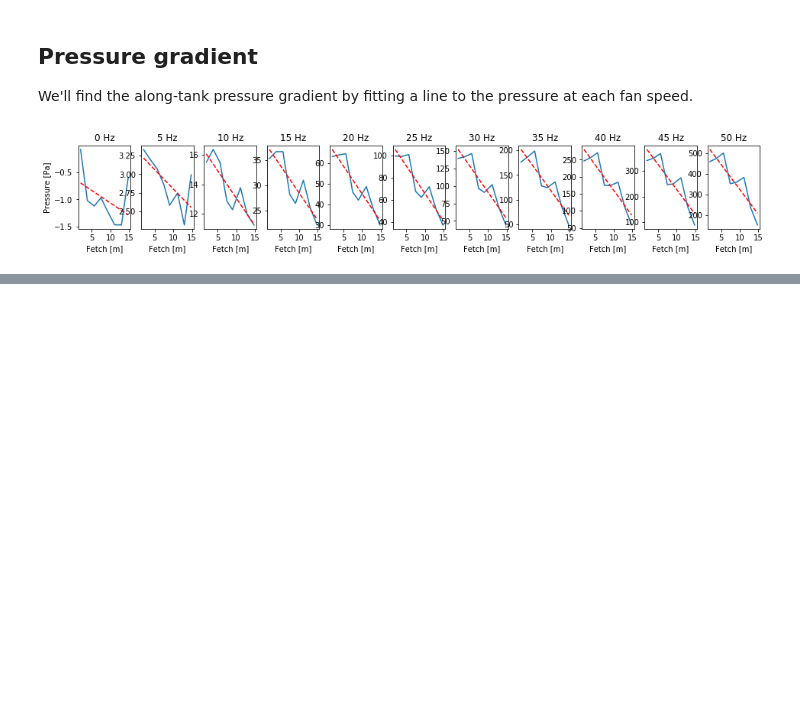
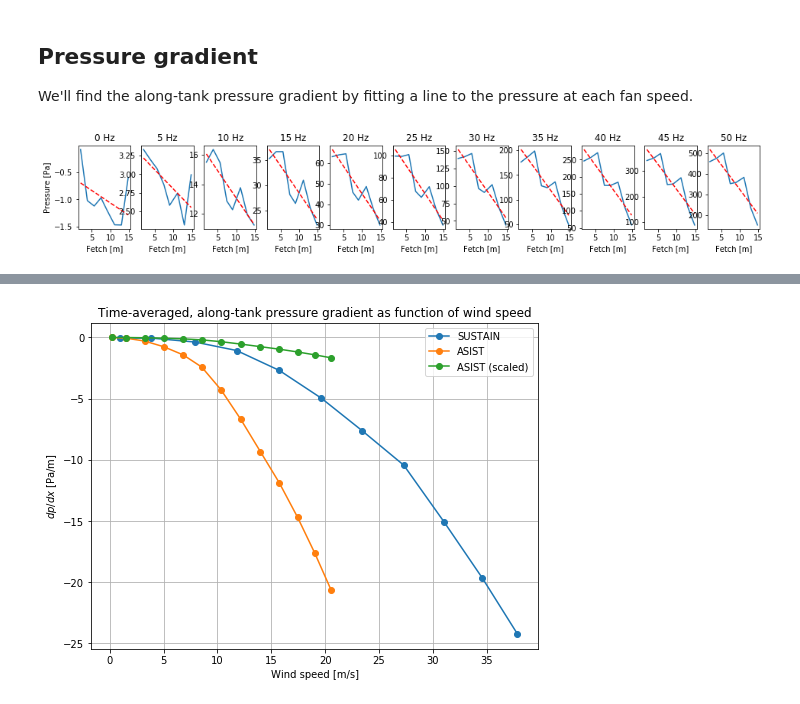
Before and after one commit to sustain-lab/sustain-drag-2020, a Jupyter notebook: static_pressure_ceiling.ipynb, the cells around one changed output, grey strips where cells are left out. Cells and saved outputs as stored; diff of their text form; code cells hidden in the pictures; blank space fills up the shorter version.

```diff
--- a/scanivalve_pressure.ipynb
+++ b/static_pressure_ceiling.ipynb
@@ -163,0 +197,14 @@ plt.grid()
+# %%
+def get_stress_from_irgason(irgason_files, start_time, fan):
+    """Returns mean wind speed and stress directly from IRGASON TOA5 files."""
+    time, irg1, irg2 = read_irgason_from_toa5(irgason_files)
+
+    t0 = [start_time + timedelta(seconds=n * run_seconds + 60)
+        for n in range(len(fan))]
+    t1 = [start_time + timedelta(seconds=(n + 1) * run_seconds)
+        for n in range(len(fan))]
+
+    U1, Ustd1, Wstd1, uw1 = eddy_covariance_flux(irg1, time, t0, t1, fan)
+    U2, Ustd2, Wstd2, uw2 = eddy_covariance_flux(irg2, time, t0, t1, fan)
+
+    return U1, uw1, U2, uw2
@@ -163,0 +221,12 @@ plt.grid()
+# %%
+fig = plt.figure(figsize=(8, 6))
+plt.plot(U1, dpdx, marker='o', label='SUSTAIN')
+plt.plot(asist_U, asist_dpdx, marker='o', label='ASIST')
+plt.plot(asist_U, asist_dpdx * asist_cross_area / sustain_cross_area, marker='o', label='ASIST (scaled)')
+plt.legend(loc='upper right')
+plt.xlabel('Wind speed [m/s]')
+plt.ylabel(r'$dp/dx$ [Pa/m]')
+plt.title('Time-averaged, along-tank pressure gradient as function of wind speed')
+plt.grid()
+# %% [output]
+[figure, added]
```
Also changed, not shown: parts of 7 cells of this notebook, 1 other file.
